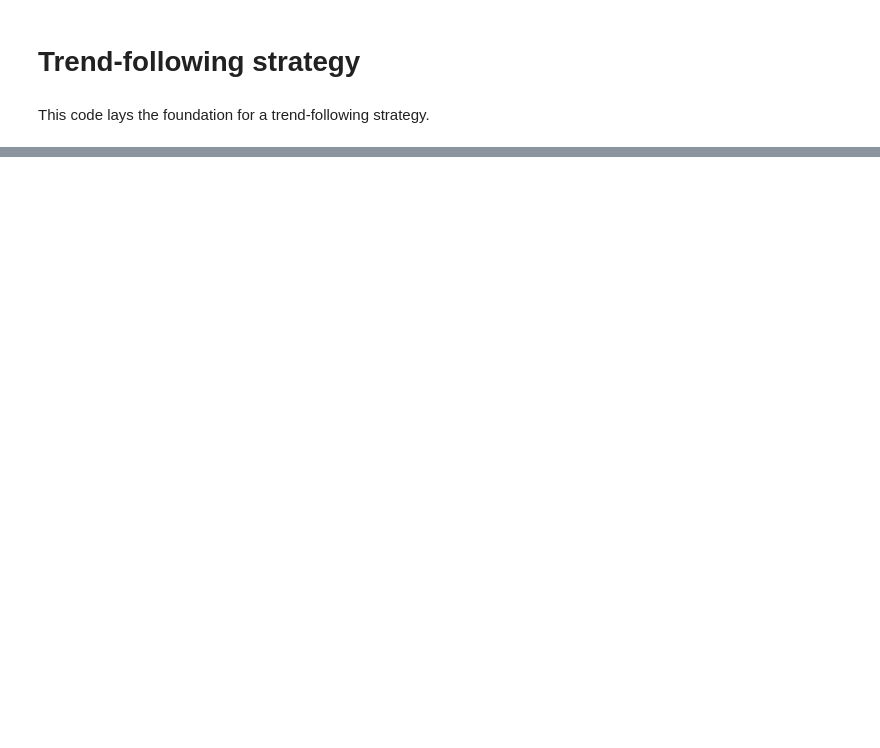
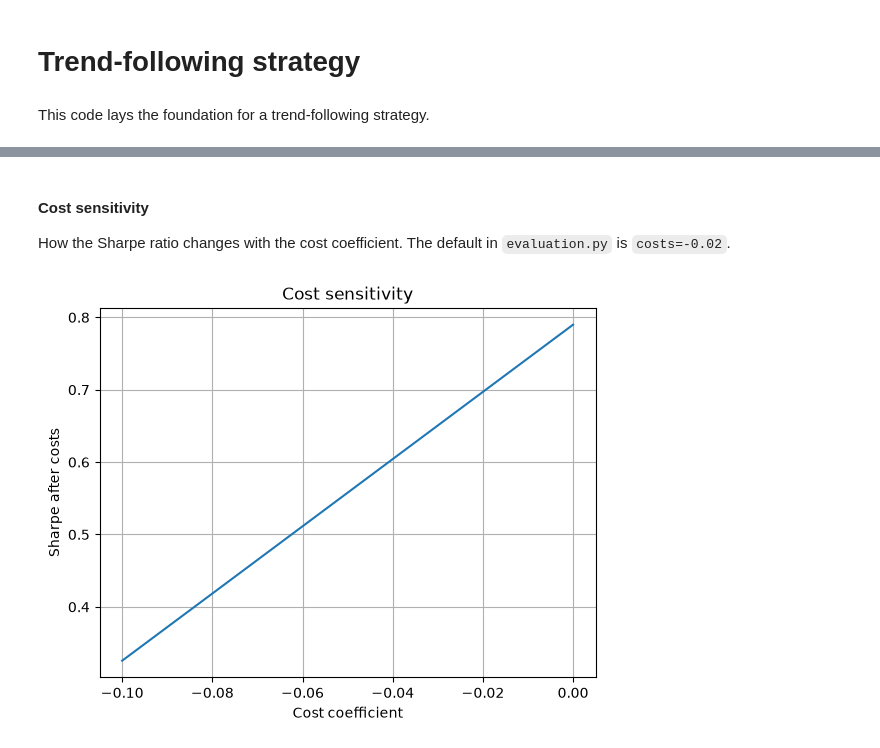
Before and after one commit to Ideadben/lynx-hackathon-2026, a Jupyter notebook: Benjamin/trend_follower.ipynb, the cells around one changed output, grey strips where cells are left out. Saved outputs shown, nothing was run; the diff lists cells and outputs as text; code cells hidden in the pictures; blank space fills up the shorter version.

```diff
--- a/Benjamin/trend_follower.ipynb
+++ b/Benjamin/trend_follower.ipynb
@@ -68,0 +162,17 @@ INSTRUMENTS = [c for c in PRICES.columns if c != DATE_COL]
+# %% [markdown]
+#### Cost sensitivity
+How the Sharpe ratio changes with the cost coefficient. The default in `evaluation.py` is `costs=-0.02`.
+# %%
+cost_coeffs = np.linspace(0, -0.1, 10)
+sharpe_per_cost_coef = [
+    calc_key_figures(positions, PRICES, costs=float(cost), key_figures=["sharpe"])["sharpe"]
+    for cost in cost_coeffs
+]
+fig, ax = plt.subplots()
+ax.plot(cost_coeffs, sharpe_per_cost_coef)
+ax.set_title("Cost sensitivity")
+ax.set_ylabel("Sharpe after costs")
+ax.set_xlabel("Cost coefficient")
+ax.grid()
+# %% [output]
+[figure, added]
```
Also changed, not shown: parts of 8 cells of this notebook, 5 other files.
